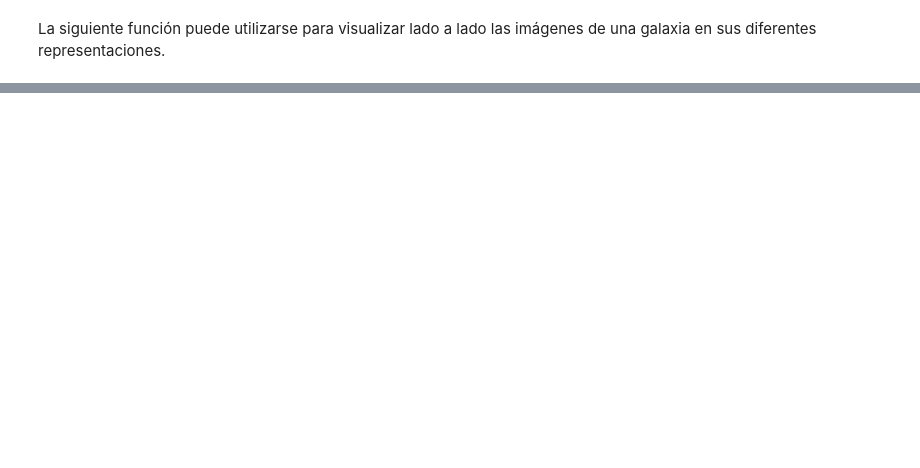
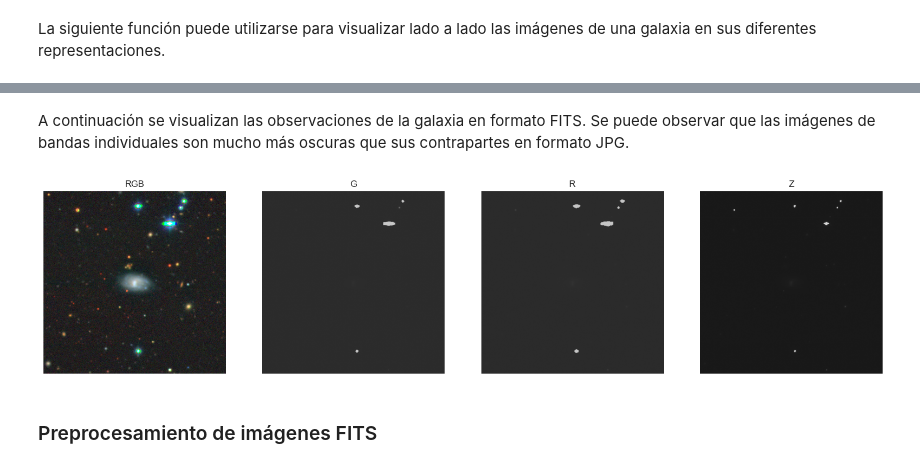
Before and after one commit to ludanortmun/itesm-mna-barred-galaxies, a Jupyter notebook: notebooks/Avance2.Equipo22.ipynb, the cells around one changed output, grey strips where cells are left out. Cells and saved outputs as stored; diff of their text form; code cells hidden in the pictures; blank space fills up the shorter version.

```diff
--- a/notebooks/Avance2.Equipo22.ipynb
+++ b/notebooks/Avance2.Equipo22.ipynb
@@ -82,0 +107,12 @@ display_observation(observation)
+# %%
+observation_fits = img_client.get_as_observation(g, save_to_disk=True, use_fits=True)
+
+print("RGB image shape:", observation_fits.rgb_repr.shape)
+print("G image shape:", observation_fits.g_band.shape)
+print("R image shape:", observation_fits.r_band.shape)
+print("Z image shape:", observation_fits.z_band.shape)
+
+print("RGB image dtype:", observation_fits.rgb_repr.dtype)
+print("G image dtype:", observation_fits.g_band.dtype)
+print("R image dtype:", observation_fits.r_band.dtype)
+print("Z image dtype:", observation_fits.z_band.dtype)
@@ -82,0 +129,8 @@ display_observation(observation)
+# %% [markdown]
+A continuación se visualizan las observaciones de la galaxia en formato FITS. Se puede observar que las imágenes de bandas individuales son mucho más oscuras que sus contrapartes en formato JPG.
+# %%
+display_observation(observation_fits)
+# %% [output]
+[figure, added]
+# %% [markdown]
+### Preprocesamiento de imágenes FITS
```
Also changed, not shown: parts of 8 cells of this notebook, 1 other file.
